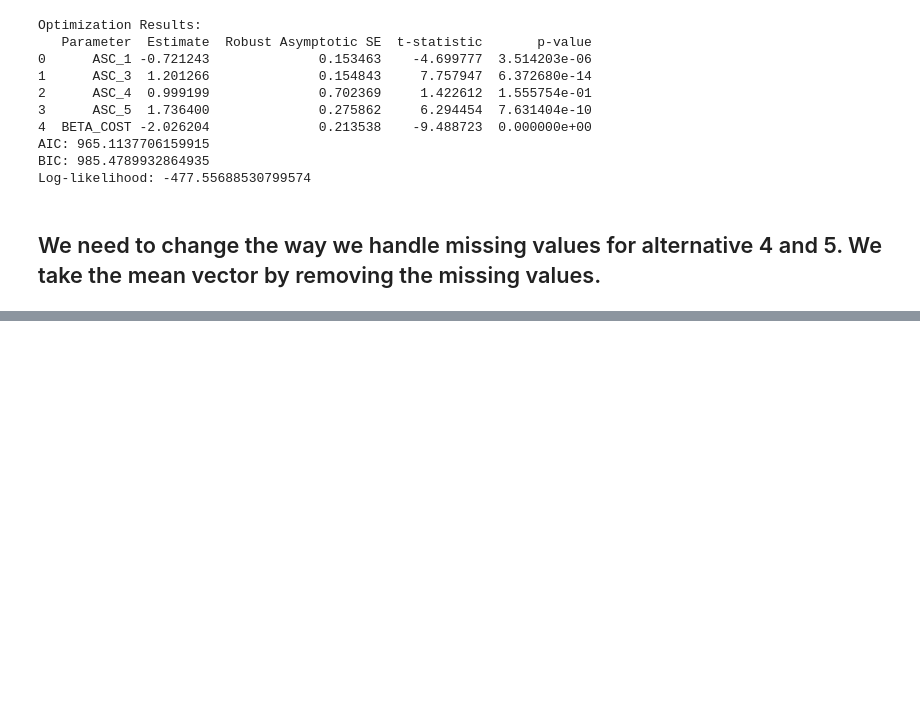
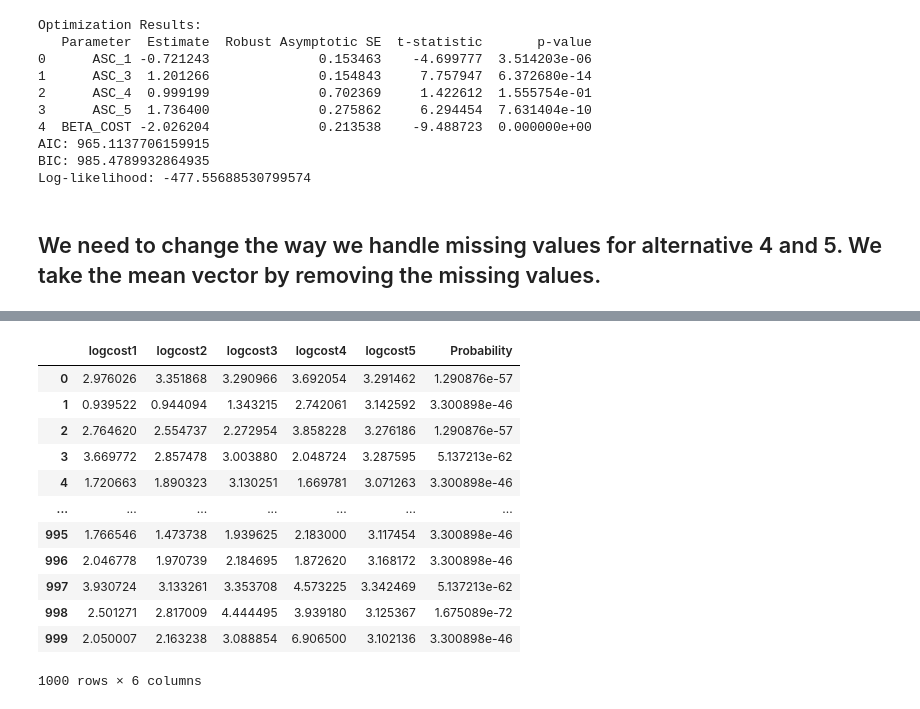
Before and after one commit to alex-monti/Master-Thesis, a Jupyter notebook: week-8.ipynb, the cells around one changed output, grey strips where cells are left out. Drawn from its saved outputs; the diff is of its cells as text; code cells hidden in the pictures; blank space fills up the shorter version.

```diff
--- a/week-8.ipynb
+++ b/week-8.ipynb
@@ -72,6 +73,3 @@ BIC: 985.4789932864935
 Log-likelihood: -477.55688530799574
 # %%
 from functions_geom_DIB import geom_DIB_on_alternatives
-# %%
-np.random.seed(123)
-data['simulated_choice'] = data.apply(simulate_choice, axis=1)
@@ -168,0 +149,5 @@ array([3.21597444e+01, 3.51544586e+00, 2.88164648e-01, 1.25451443e-02,
+# %%
+# make a dataframe from the simulated data
+simulated_data_lognormal_df = pd.DataFrame(simulated_data_lognormal,
+                                            columns=['logcost1', 'logcost2', 'logcost3',
+                                                      'logcost4', 'logcost5'])
@@ -168,0 +284,38 @@ array([3.21597444e+01, 3.51544586e+00, 2.88164648e-01, 1.25451443e-02,
+# %%
+# Initialize an empty list to store the probabilities
+probabilities = []
+
+# Iterate over each datapoint
+for datapoint in simulated_data_lognormal:
+    # Initialize a variable to store the probability of the interval containing the datapoint
+    probability = 0.0
+
+    # Iterate over each interval in the integral results
+    for interval_bounds, integral_value in integral_results.items():
+        # Check if the datapoint falls within the interval
+        if all(lower_bound <= value < upper_bound for (lower_bound, upper_bound), value in zip(interval_bounds, datapoint)):
+            # If the datapoint is within the interval, assign the probability of that interval
+            probability = integral_value
+            break  # Exit the loop once the interval is found
+
+    # Append the probability to the list of probabilities
+    probabilities.append(probability)
+
+# Add the list of probabilities as a new column to your DataFrame
+simulated_data_lognormal_df['Probability'] = probabilities
+# %%
+simulated_data_lognormal_df
+# %% [output]
+|  | logcost1 | logcost2 | logcost3 | logcost4 | logcost5 | Probability |
+| 0 | 2.976026 | 3.351868 | 3.290966 | 3.692054 | 3.291462 | 1.290876e-57 |
+| 1 | 0.939522 | 0.944094 | 1.343215 | 2.742061 | 3.142592 | 3.300898e-46 |
+| 2 | 2.764620 | 2.554737 | 2.272954 | 3.858228 | 3.276186 | 1.290876e-57 |
+| 3 | 3.669772 | 2.857478 | 3.003880 | 2.048724 | 3.287595 | 5.137213e-62 |
+| 4 | 1.720663 | 1.890323 | 3.130251 | 1.669781 | 3.071263 | 3.300898e-46 |
+| ... | ... | ... | ... | ... | ... | ... |
+| 995 | 1.766546 | 1.473738 | 1.939625 | 2.183000 | 3.117454 | 3.300898e-46 |
+| 996 | 2.046778 | 1.970739 | 2.184695 | 1.872620 | 3.168172 | 3.300898e-46 |
+| 997 | 3.930724 | 3.133261 | 3.353708 | 4.573225 | 3.342469 | 5.137213e-62 |
+| 998 | 2.501271 | 2.817009 | 4.444495 | 3.939180 | 3.125367 | 1.675089e-72 |
+| 999 | 2.050007 | 2.163238 | 3.088854 | 6.906500 | 3.102136 | 3.300898e-46 |
+1000 rows × 6 columns
```
Also changed, not shown: parts of 27 cells of this notebook, 3 other files.
